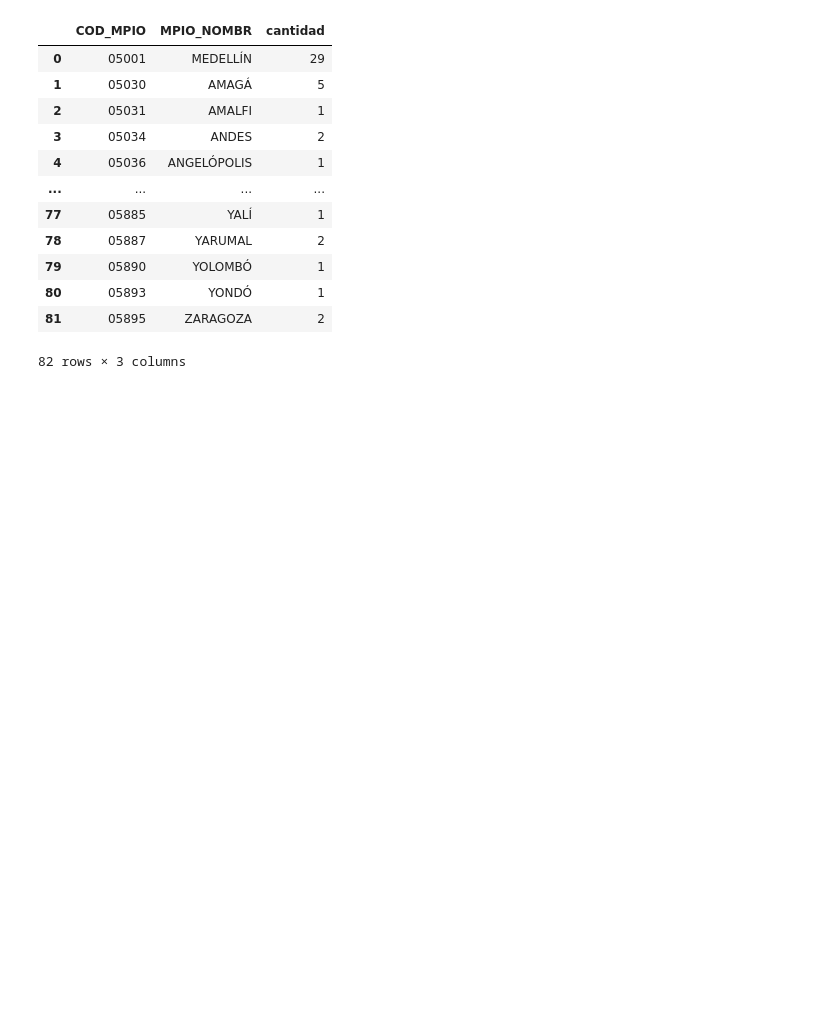
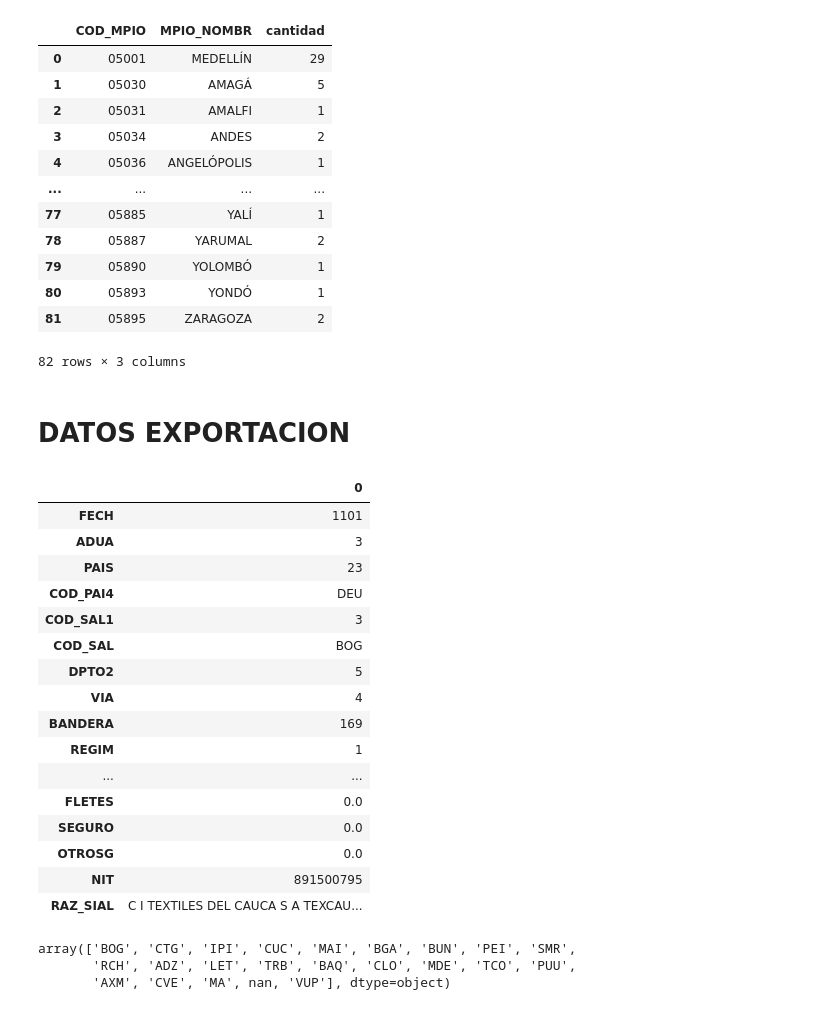
Before and after one commit to stijopa/Tesis, a Jupyter notebook: EDA_Tesis.ipynb, the cells around one changed output. Saved outputs shown, nothing was run; the diff lists cells and outputs as text; code cells hidden in the pictures; blank space fills up the shorter version.

Commit message:
datos Exportacion

```diff
--- a/EDA_Tesis.ipynb
+++ b/EDA_Tesis.ipynb
@@ -273,3 +273,34 @@ conteo_por_grupo
 | 80 | 05893 | YONDÓ | 1 |
 | 81 | 05895 | ZARAGOZA | 2 |
 82 rows × 3 columns
+# %% [markdown]
+# DATOS EXPORTACION
+# %%
+df_Exportaciones = pd.read_csv("C:\\Users\\JohanStivenPaezBermu\\OneDrive - Asulado\\Python\\Python_MSc\\Tesis\\2011_Manual.csv", encoding='latin-1')
+#df_Exportaciones.shape #(411377, 29)
+df_Exportaciones.head(1).T
+# %% [output]
+|  | 0 |
+| FECH | 1101 |
+| ADUA | 3 |
+| PAIS | 23 |
+| COD_PAI4 | DEU |
+| COD_SAL1 | 3 |
+| COD_SAL | BOG |
+| DPTO2 | 5 |
+| VIA | 4 |
+| BANDERA | 169 |
+| REGIM | 1 |
+| ... | ... |
+| FLETES | 0.0 |
+| SEGURO | 0.0 |
+| OTROSG | 0.0 |
+| NIT | 891500795 |
+| RAZ_SIAL | C I TEXTILES DEL CAUCA S A TEXCAU... |
+# %%
+valores_buscados = df_Exportaciones['COD_SAL'].unique()
+valores_buscados
+# %% [output]
+array(['BOG', 'CTG', 'IPI', 'CUC', 'MAI', 'BGA', 'BUN', 'PEI', 'SMR',
+       'RCH', 'ADZ', 'LET', 'TRB', 'BAQ', 'CLO', 'MDE', 'TCO', 'PUU',
+       'AXM', 'CVE', 'MA', nan, 'VUP'], dtype=object)
```
Also changed, not shown: parts of 5 cells of this notebook.
